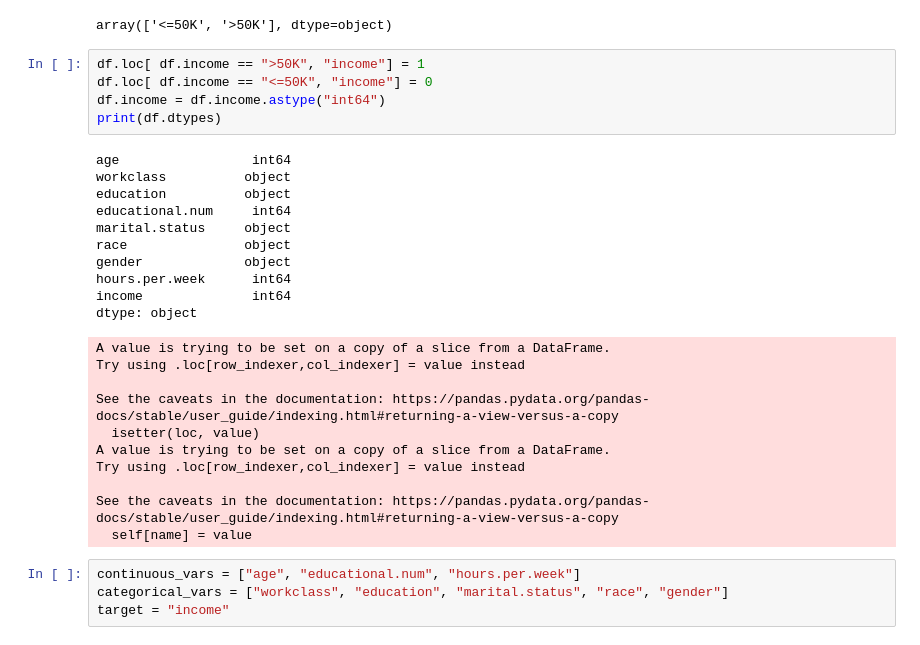
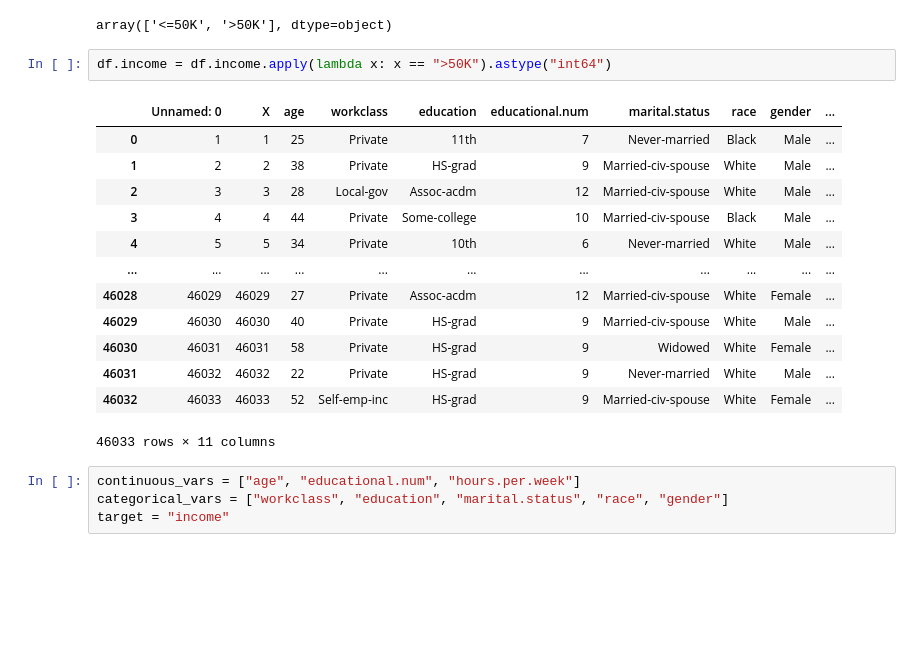
Before and after one commit to huongd17at089/income_prediction, a Jupyter notebook: income_prediction.ipynb, the cells around one changed output. Saved outputs shown, nothing was run; the diff lists cells and outputs as text; blank space fills up the shorter version.

```diff
--- a/income_prediction.ipynb
+++ b/income_prediction.ipynb
@@ -97,32 +99,22 @@ df
 df.income.unique()
 # %% [output]
 array(['<=50K', '>50K'], dtype=object)
-# %%
-df.loc[ df.income == ">50K", "income"] = 1
-df.loc[ df.income == "<=50K", "income"] = 0
-df.income = df.income.astype("int64")
-print(df.dtypes)
-# %% [output]
-age                 int64
-workclass          object
-education          object
-educational.num     int64
-marital.status     object
-race               object
-gender             object
-hours.per.week      int64
-income              int64
-dtype: object
-A value is trying to be set on a copy of a slice from a DataFrame.
-Try using .loc[row_indexer,col_indexer] = value instead
-
-See the caveats in the documentation: https://pandas.pydata.org/pandas-docs/stable/user_guide/indexing.html#returning-a-view-versus-a-copy
-  isetter(loc, value)
-A value is trying to be set on a copy of a slice from a DataFrame.
-Try using .loc[row_indexer,col_indexer] = value instead
-
-See the caveats in the documentation: https://pandas.pydata.org/pandas-docs/stable/user_guide/indexing.html#returning-a-view-versus-a-copy
-  self[name] = value
+# %%
+df.income = df.income.apply(lambda x: x == ">50K").astype("int64")
+# %% [output]
+|  | Unnamed: 0 | X | age | workclass | education | educational.num | marital.status | race | gender | ... |
+| 0 | 1 | 1 | 25 | Private | 11th | 7 | Never-married | Black | Male | ... |
+| 1 | 2 | 2 | 38 | Private | HS-grad | 9 | Married-civ-spouse | White | Male | ... |
+| 2 | 3 | 3 | 28 | Local-gov | Assoc-acdm | 12 | Married-civ-spouse | White | Male | ... |
+| 3 | 4 | 4 | 44 | Private | Some-college | 10 | Married-civ-spouse | Black | Male | ... |
+| 4 | 5 | 5 | 34 | Private | 10th | 6 | Never-married | White | Male | ... |
+| ... | ... | ... | ... | ... | ... | ... | ... | ... | ... | ... |
+| 46028 | 46029 | 46029 | 27 | Private | Assoc-acdm | 12 | Married-civ-spouse | White | Female | ... |
+| 46029 | 46030 | 46030 | 40 | Private | HS-grad | 9 | Married-civ-spouse | White | Male | ... |
+| 46030 | 46031 | 46031 | 58 | Private | HS-grad | 9 | Widowed | White | Female | ... |
+| 46031 | 46032 | 46032 | 22 | Private | HS-grad | 9 | Never-married | White | Male | ... |
+| 46032 | 46033 | 46033 | 52 | Self-emp-inc | HS-grad | 9 | Married-civ-spouse | White | Female | ... |
+46033 rows × 11 columns
 # %%
 continuous_vars = ["age", "educational.num", "hours.per.week"]
 categorical_vars = ["workclass", "education", "marital.status", "race", "gender"]
```
Also changed, not shown: parts of 9 cells of this notebook.
